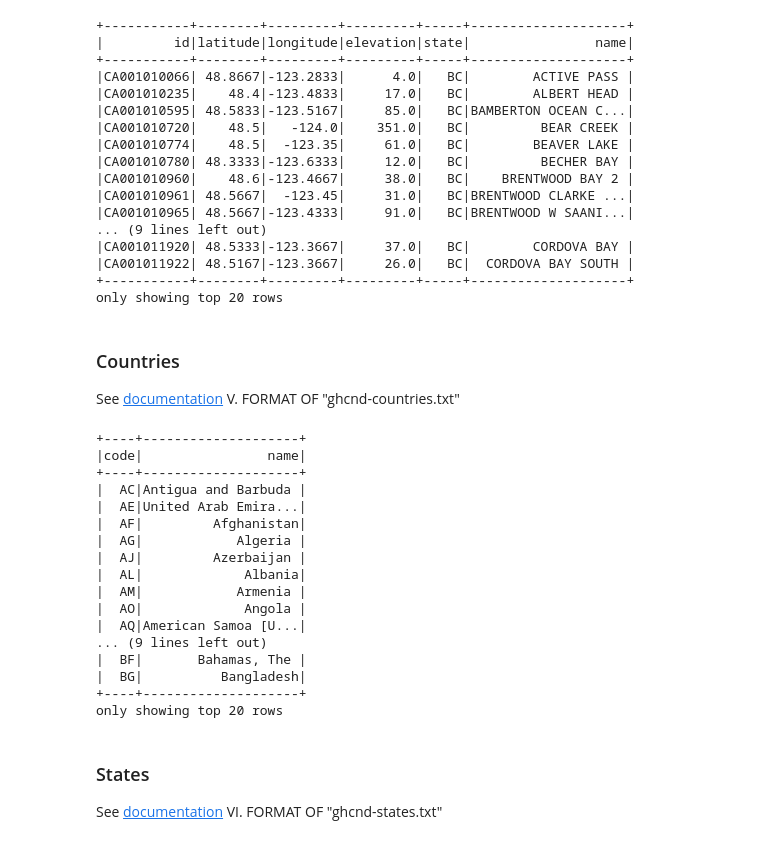
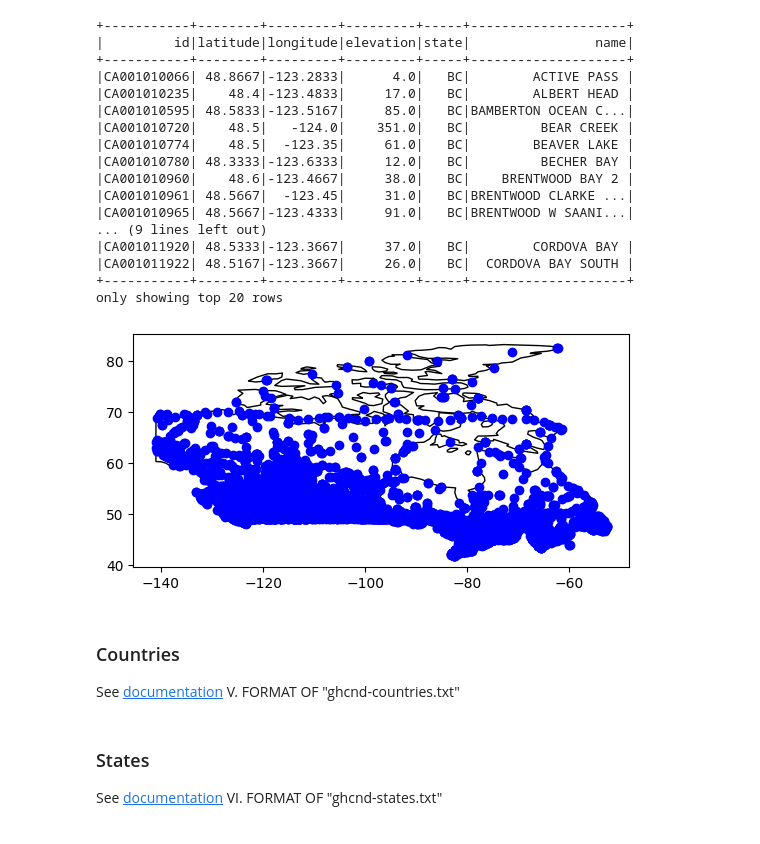
Before and after one commit to ninjeanne/datastorm, a Jupyter notebook: wind/Analysis.ipynb, the cells around one changed output. Cells and saved outputs as stored; diff of their text form; code cells hidden in the pictures.

Commit message:
plot stations with pandas

```diff
--- a/wind/Analysis.ipynb
+++ b/wind/Analysis.ipynb
@@ -22,6 +18,6 @@ To adjust logging level use sc.setLogLevel(newLevel). For SparkR, use setLogLeve
 # %%
 # General variables
-data_path = "data.nosync"
+data_path = "../data.nosync"
 # %% [markdown]
 ## Metadata
 ### Stations
@@ -82,3 +79,26 @@ cleaned_stations.write.parquet(data_path + "/ghcnd-stations-cleaned", mode="over
+# %%
+# Plot stations
+import pandas as pd
+import geopandas
+import matplotlib.pyplot as plt
+
+cleaned_stations_pd = cleaned_stations.toPandas()
+
+gdf = geopandas.GeoDataFrame(
+    cleaned_stations_pd, geometry=geopandas.points_from_xy(cleaned_stations_pd.longitude, cleaned_stations_pd.latitude))
+
+world = geopandas.read_file(geopandas.datasets.get_path('naturalearth_lowres'))
+
+# We restrict to Canada (other option: continent = "North America")
+ax = world[world.name == 'Canada'].plot(
+    color='white', edgecolor='black')
+
+# We can now plot our ``GeoDataFrame``.
+gdf.plot(ax=ax, color='blue')
+
+plt.show()
+# %% [output]
+[figure, added]
 # %% [markdown]
 ### Countries
 See [documentation](https://www1.ncdc.noaa.gov/pub/data/ghcn/daily/readme.txt)
@@ -101,24 +121,6 @@ countries_input = sc.textFile(data_path + "/ghcnd-countries.txt")
 formatted_lines = countries_input.map(parse_line)
 cleaned_countries = spark.createDataFrame(data=formatted_lines, schema = countries_schema())
 cleaned_countries.show()
-# %% [output]
-+----+--------------------+
-|code|                name|
-+----+--------------------+
-|  AC|Antigua and Barbuda |
-|  AE|United Arab Emira...|
-|  AF|         Afghanistan|
-|  AG|            Algeria |
-|  AJ|         Azerbaijan |
-|  AL|             Albania|
-|  AM|            Armenia |
-|  AO|             Angola |
-|  AQ|American Samoa [U...|
-... (9 lines left out)
-|  BF|       Bahamas, The |
-|  BG|          Bangladesh|
-+----+--------------------+
-only showing top 20 rows
 # %% [markdown]
 ### States
 See [documentation](https://www1.ncdc.noaa.gov/pub/data/ghcn/daily/readme.txt)
```
Also changed, not shown: parts of 10 cells of this notebook.
